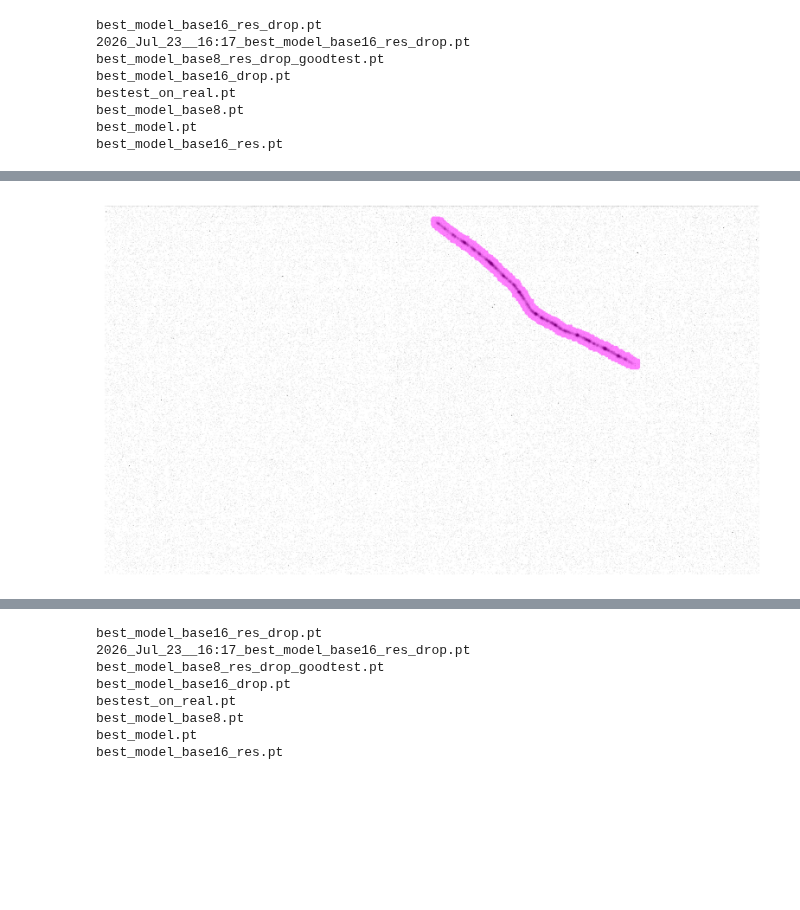
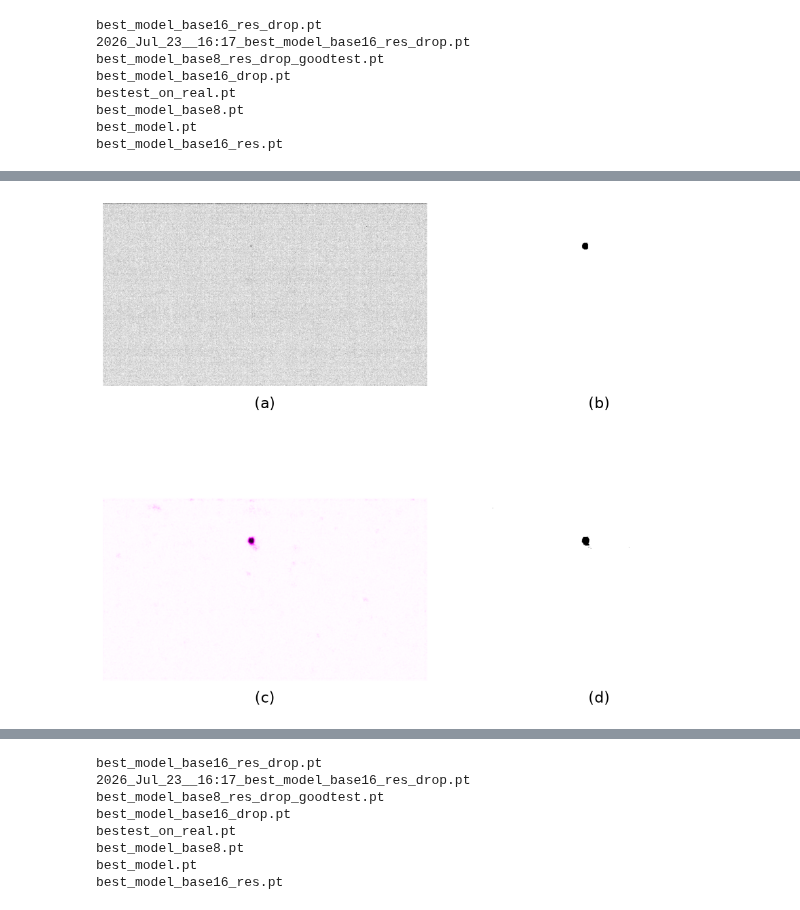
Before and after one commit to FrankJRix/cygnet, a Jupyter notebook: metrics_minimal.ipynb, the cells around one changed output, grey strips where cells are left out. Saved outputs shown, nothing was run; the diff lists cells and outputs as text; code cells hidden in the pictures; blank space fills up the shorter version.

Commit message:
cool plots

```diff
--- a/metrics_minimal.ipynb
+++ b/metrics_minimal.ipynb
@@ -13,7 +13,7 @@ metric_test_path = "/home/frx/dataset/image_dataset/test"
 raw_path = os.path.join(metric_test_path, "input")
 rp_path = os.path.join(metric_test_path, "mask_exp4")
 
-def load_pic_pair(idx):
+def aload_pic_pair(idx):
 	raw_image_path = os.path.join(raw_path, f"i_{idx}.png")
 	raw = iio.imread(raw_image_path)
 	redpix_image_path = os.path.join(rp_path, f"m4_{idx}.png")
@@ -21,7 +21,7 @@ def load_pic_pair(idx):
 
 	return raw, redpix
 
-def get_prediction(net, input, tresh = 0.15):
+def aget_prediction(net, input, tresh = 0.15):
 	device = "cuda"
 
 	net.eval()
@@ -32,18 +32,18 @@ def get_prediction(net, input, tresh = 0.15):
 
 	return sspred
 
-def compute_energy(img):
+def acompute_energy(img):
 	return img.sum()
 
 device = "cuda"
 
-def full_step(net, idx, t=0.15):
+def afull_step(net, idx, t=0.15):
 		input, mask = load_pic_pair(idx)
 		sspred = get_prediction(net, input, t)
 
 		return mask, sspred
 
-def compute_metrics(pred, mask, eps=1e-7):
+def acompute_metrics(pred, mask, eps=1e-7):
 	"""
 	pred: torch tensor, shape (1,1,H,W) or (1,H,W), values in {0,1}
 	mask: numpy array (H,W) or (H,W,C), raw ground-truth image
@@ -66,9 +66,9 @@ def compute_metrics(pred, mask, eps=1e-7):
 
 	return precision, recall, iou, dice
 
-def visualize_prediction(net, idx, t=0.15, alpha=0.5, vmin=200, vmax=210, is_raw=False):
-	raw, mask = load_pic_pair(idx)
-	pred = get_prediction(net, raw, t)
+def avisualize_prediction(net, idx, t=0.15, alpha=0.5, vmin=199, vmax=205, is_raw=False):
+	raw, mask = aload_pic_pair(idx)
+	pred = aget_prediction(net, raw, t)
 
 	pred_np = pred.squeeze().detach().cpu().numpy().astype(bool)
 
@@ -101,11 +101,14 @@ def visualize_prediction(net, idx, t=0.15, alpha=0.5, vmin=200, vmax=210, is_raw
 		overlay
 	)
 
+	pathf = cygnet.figures_path + "sparse.pdf"
+
 	plt.figure(figsize=(20, 20, "cm"))
 	plt.imshow(overlay)
 	#plt.title(f"Segmentation overlay — idx {idx}")
 	plt.axis("off")
 	plt.tight_layout()
+	plt.savefig(pathf)
 	plt.show()
 
 	#return overlay
@@ -124,8 +127,8 @@ if recompute:
 	precisions, recalls, ious, dices = [], [], [], []
 
 	for idx in range(num):
-		mask, pred = full_step(net, idx)
-		precision, recall, iou, dice = compute_metrics(pred, mask)
+		mask, pred = afull_step(net, idx)
+		precision, recall, iou, dice = acompute_metrics(pred, mask)
 		precisions.append(precision)
 		recalls.append(recall)
 		ious.append(iou)
@@ -141,9 +144,78 @@ if recompute:
 	print(f"Mean IoU:       {ious.mean():.4f} ± {ious.std():.4f}")
 	print(f"Mean Dice:      {dices.mean():.4f} ± {dices.std():.4f}")
 
-idx = 6
-visualize_prediction(net, idx=idx, is_raw=False)
-visualize_prediction(net, idx=idx, is_raw=True)
+from matplotlib.colors import LinearSegmentedColormap
+
+fuchsia_cmap = LinearSegmentedColormap.from_list(
+	"white_fuchsia_black",
+	["white", "fuchsia", "black"],
+	N=256
+)
+
+def aqualitative_figure(net, idx, t=0.15, vmin=199, vmax=205, save=True):
+	"""
+	4-panel qualitative figure for a test-set event:
+	(a) input sCMOS frame, (b) ground-truth mask,
+	(c) predicted probability map, (d) binary mask after thresholding at t.
+	"""
+	device = "cuda"
+	raw, mask = aload_pic_pair(idx)
+
+	net.eval()
+	with torch.inference_mode():
+		logits = net(cygnet.itrtr(raw).unsqueeze(0).to(device))
+	prob = torch.sigmoid(logits)
+	binary = (prob > t).float()
+
+	prob_np = prob.squeeze().detach().cpu().numpy()
+	binary_np = binary.squeeze().detach().cpu().numpy().astype(bool)
+
+	mask_np = mask
+	if mask_np.ndim == 3:
+		mask_np = mask_np[..., 0]
+	mask_bin = mask_np > 0
+
+	# raw frame: same clip/normalize/invert as avisualize_prediction
+	raw_gray = raw
+	if raw_gray.ndim == 3:
+		raw_gray = raw_gray.mean(axis=-1)
+	raw_gray = raw_gray.astype(np.float32)
+
+	v_lo = raw_gray.min() if vmin is None else vmin
+	v_hi = raw_gray.max() if vmax is None else vmax
+	raw_disp = np.clip(raw_gray, v_lo, v_hi)
+	raw_disp = (raw_disp - v_lo) / (v_hi - v_lo + 1e-7)
+	raw_disp = 1.0 - raw_disp  # white background, dark features
+
+	panels = [
+		(raw_disp,  "gray",   "(a)"),   # already inverted: 0=dark feature, 1=white bg
+		(mask_bin,  "gray_r", "(b)"),   # bool: invert so True(feature)=dark, False(bg)=white
+		(prob_np,   fuchsia_cmap, "(c)"),
+		(binary_np, "gray_r", "(d)"),
+	]
+
+	fig, axes = plt.subplots(2, 2, figsize=(10, 10))
+	for ax, (img, cmap, label) in zip(axes.flat, panels):
+		ax.imshow(img, cmap=cmap, vmin=0, vmax=1)
+		ax.axis("off")
+		ax.text(0.5, -0.06, label, transform=ax.transAxes,
+				ha="center", va="top", fontsize=16)
+
+	plt.tight_layout()
+	if save:
+		pathf = os.path.join(cygnet.figures_path, f"qualitative_idx{idx}.pdf")
+		plt.savefig(pathf, bbox_inches="tight")
+	plt.show()
+
+	return raw_disp, mask_bin, prob_np, binary_np
+
+#824
+
+idx = 800
+avisualize_prediction(net, idx=idx, is_raw=False)
+#avisualize_prediction(net, idx=idx, is_raw=True)
+
+aqualitative_figure(net, idx=idx, t=0.15)
 # %% [output]
 best_model_base16_res_drop.pt
 2026_Jul_23__16:17_best_model_base16_res_drop.pt
@@ -157 +229 @@ best_model_base16_res.pt
-[figure, old version]
+[figure, new version]
```
Also changed, not shown: parts of 4 cells of this notebook.
